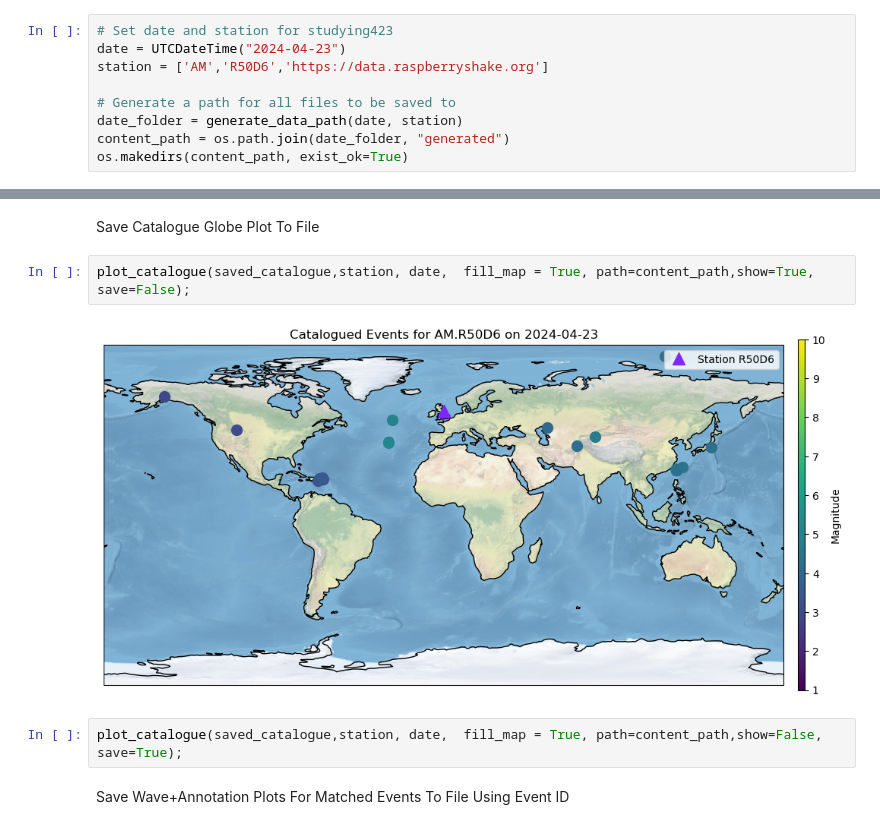
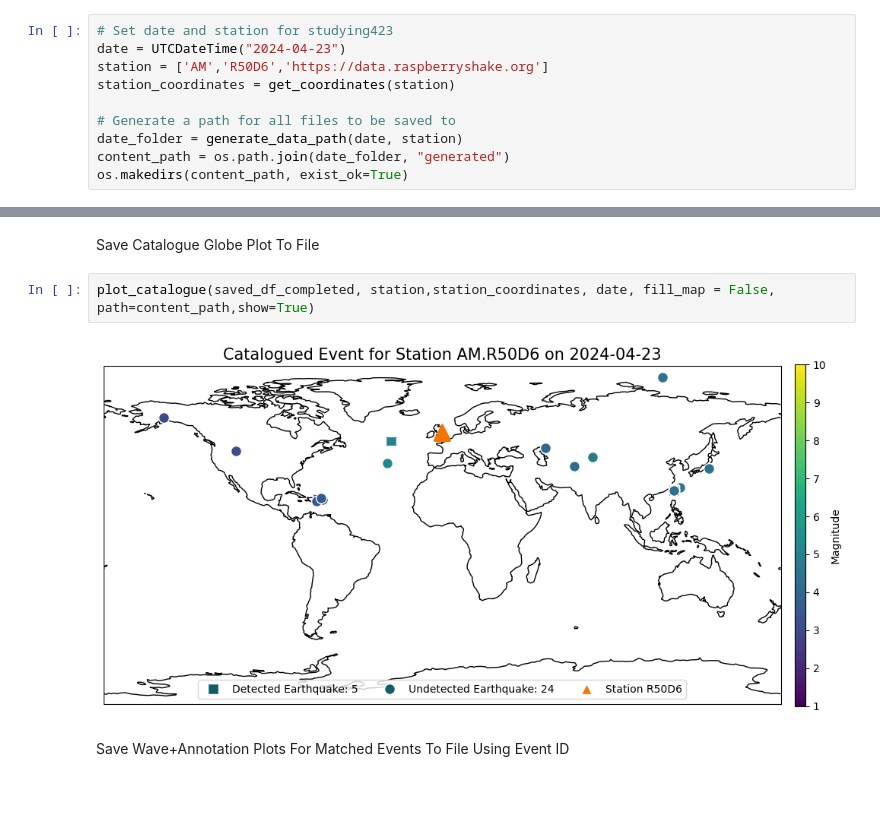
Before and after one commit to QingyuanZhangTony/Earthquake-Identification-And-Notification, a Jupyter notebook: report_generation.ipynb, the cells around one changed output, grey strips where cells are left out. Cells and saved outputs as stored; diff of their text form; blank space fills up the shorter version.

```diff
--- a/report_generation.ipynb
+++ b/report_generation.ipynb
@@ -17,6 +18,7 @@ Initiating Parameters for Report Content Generation
 # Set date and station for studying423
 date = UTCDateTime("2024-04-23")
 station = ['AM','R50D6','https://data.raspberryshake.org']
+station_coordinates = get_coordinates(station)
 
 # Generate a path for all files to be saved to
 date_folder = generate_data_path(date, station)
@@ -47,11 +37,9 @@ To see all events call 'print(CatalogObject.__str__(print_all=True))'
 # %% [markdown]
 Save Catalogue Globe Plot To File
-# %%
-plot_catalogue(saved_catalogue,station, date,  fill_map = True, path=content_path,show=True, save=False);
-# %% [output]
-[figure, removed]
-# %%
-plot_catalogue(saved_catalogue,station, date,  fill_map = True, path=content_path,show=False, save=True);
+# %%
+plot_catalogue(saved_df_completed, station,station_coordinates, date, fill_map = False, path=content_path,show=True)
+# %% [output]
+[figure, added]
 # %% [markdown]
 Save Wave+Annotation Plots For Matched Events To File Using Event ID
 # %%
```
Also changed, not shown: parts of 14 cells of this notebook, 5 other files.
